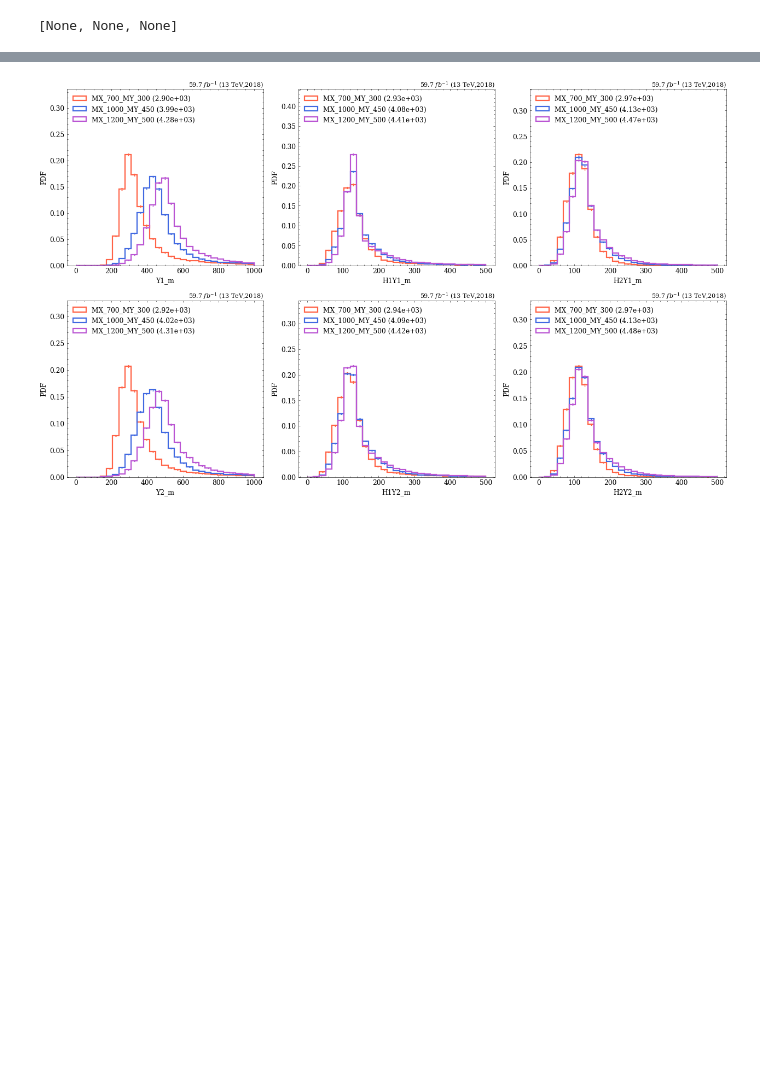
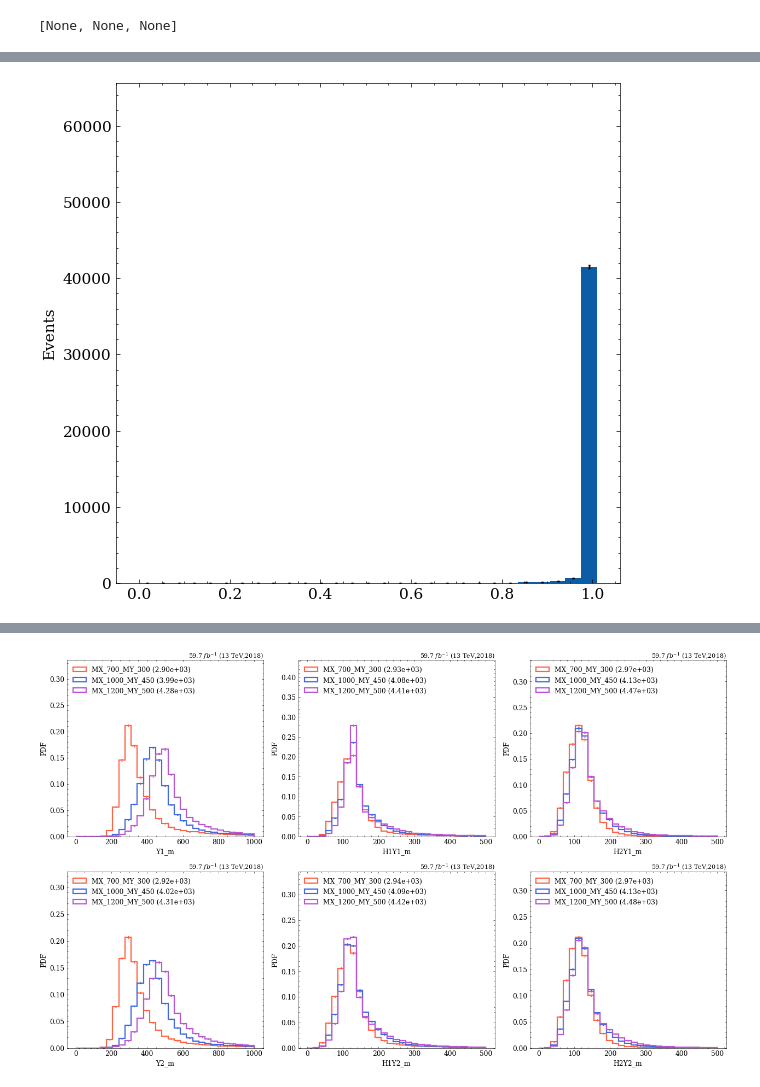
Before and after one commit to ekoenig4/analysis, a Jupyter notebook: jupyter/eightb/analysis/ranked_yy_quadh/test_benchmark.ipynb, the cells around one changed output, grey strips where cells are left out. Saved outputs shown, nothing was run; the diff lists cells and outputs as text; code cells hidden in the pictures; blank space fills up the shorter version.

```diff
--- a/jupyter/eightb/analysis/ranked_yy_quadh/test_benchmark.ipynb
+++ b/jupyter/eightb/analysis/ranked_yy_quadh/test_benchmark.ipynb
@@ -51,0 +61,4 @@ data = data.apply(t8btag)
+# %%
+_,_, h = histo_array(signal[0].mass_rank[:,:,0], bins=np.linspace(0,1.01,30))
+# %% [output]
+[figure, added]
```
Also changed, not shown: parts of 3 cells of this notebook, 5 other files.
